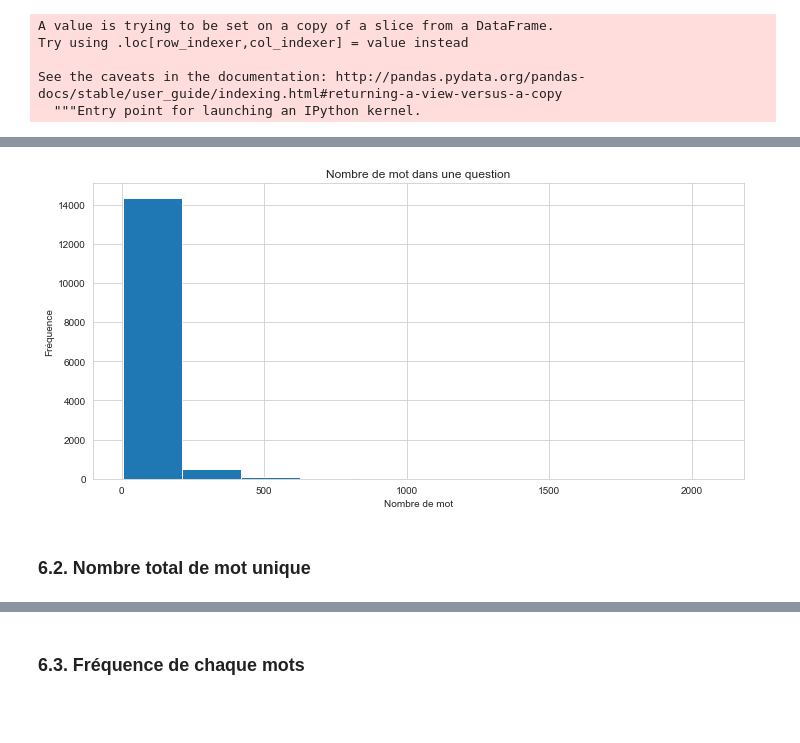
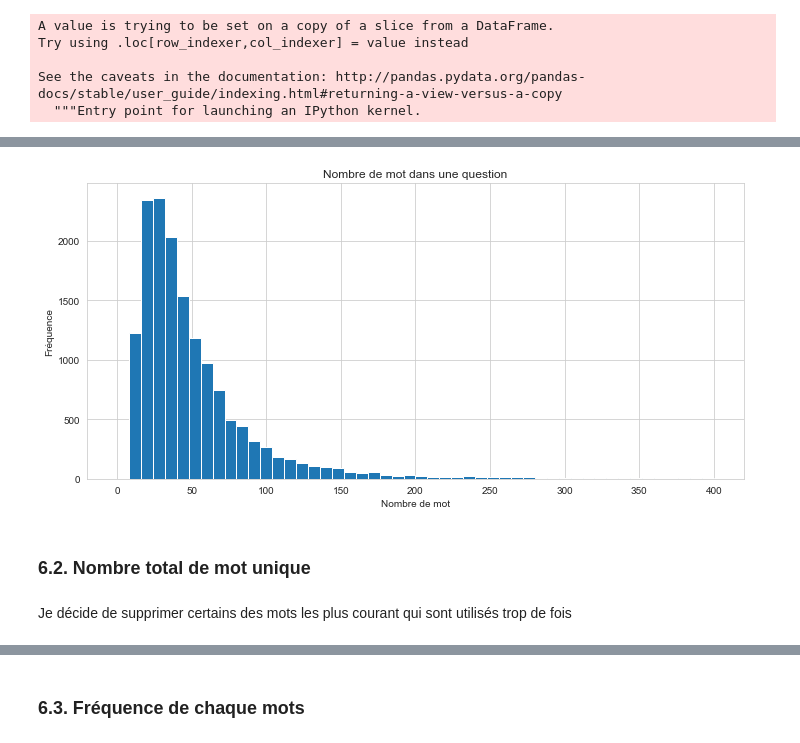
Before and after one commit to Julien-Martin/OC-IML-P5, a Jupyter notebook: EDA.ipynb, the cells around one changed output, grey strips where cells are left out. Cells and saved outputs as stored; diff of their text form; code cells hidden in the pictures; blank space fills up the shorter version.

```diff
--- a/EDA.ipynb
+++ b/EDA.ipynb
@@ -262,7 +271,7 @@ flat_list = [item for sublist in df["tags"].values for item in sublist]
 keywords = nltk.FreqDist(flat_list)
 keywords = nltk.FreqDist(keywords)
 
-frequencies_words = keywords.most_common(100)
+frequencies_words = keywords.most_common(200)
 tags_features = [word[0] for word in frequencies_words]
 # %%
 tags_features
@@ -336,8 +345,15 @@ df
 ## 5. Prétraitement du texte
 # %% [markdown]
 ### 5.1. Suppression du code HTML
+# %%
+def clean_text_in_code(text):
+    soup = BeautifulSoup(text)
+    codetags = soup.find_all('code')
+    for codetag in codetags:
+        codetag.extract()
+    return soup.get_text()
 # %%
-df["body"] = df["body"].apply(lambda x: BeautifulSoup(x).get_text())
+df["body"] = df["body"].apply(lambda x: clean_text_in_code(x))
 # %% [output]
 A value is trying to be set on a copy of a slice from a DataFrame.
 Try using .loc[row_indexer,col_indexer] = value instead
@@ -486,6 +502,8 @@ Try using .loc[row_indexer,col_indexer] = value instead
 
 See the caveats in the documentation: http://pandas.pydata.org/pandas-docs/stable/user_guide/indexing.html#returning-a-view-versus-a-copy
   """Entry point for launching an IPython kernel.
+# %%
+df = df[df["words_count"] >= 10]
 # %%
 df["words_count"].value_counts()
 # %% [output]
@@ -512,13 +530,15 @@ Nombre de mots moyen pour une question:  70.70594515246547
 # %%
 plt.figure(figsize=(10, 5))
-plt.hist(df["words_count"], bins=10)
+plt.hist(df["words_count"], bins=50, range=(0,400))
 plt.title("Nombre de mot dans une question")
 plt.xlabel("Nombre de mot")
 plt.ylabel("Fréquence")
 plt.tight_layout()
 plt.show()
 # %% [output]
-[figure, old version]
+[figure, new version]
 # %% [markdown]
 ### 6.2. Nombre total de mot unique
+# %% [markdown]
+Je décide de supprimer certains des mots les plus courant qui sont utilisés trop de fois
 # %%
```
Also changed, not shown: parts of 36 cells of this notebook, 1 other file.
